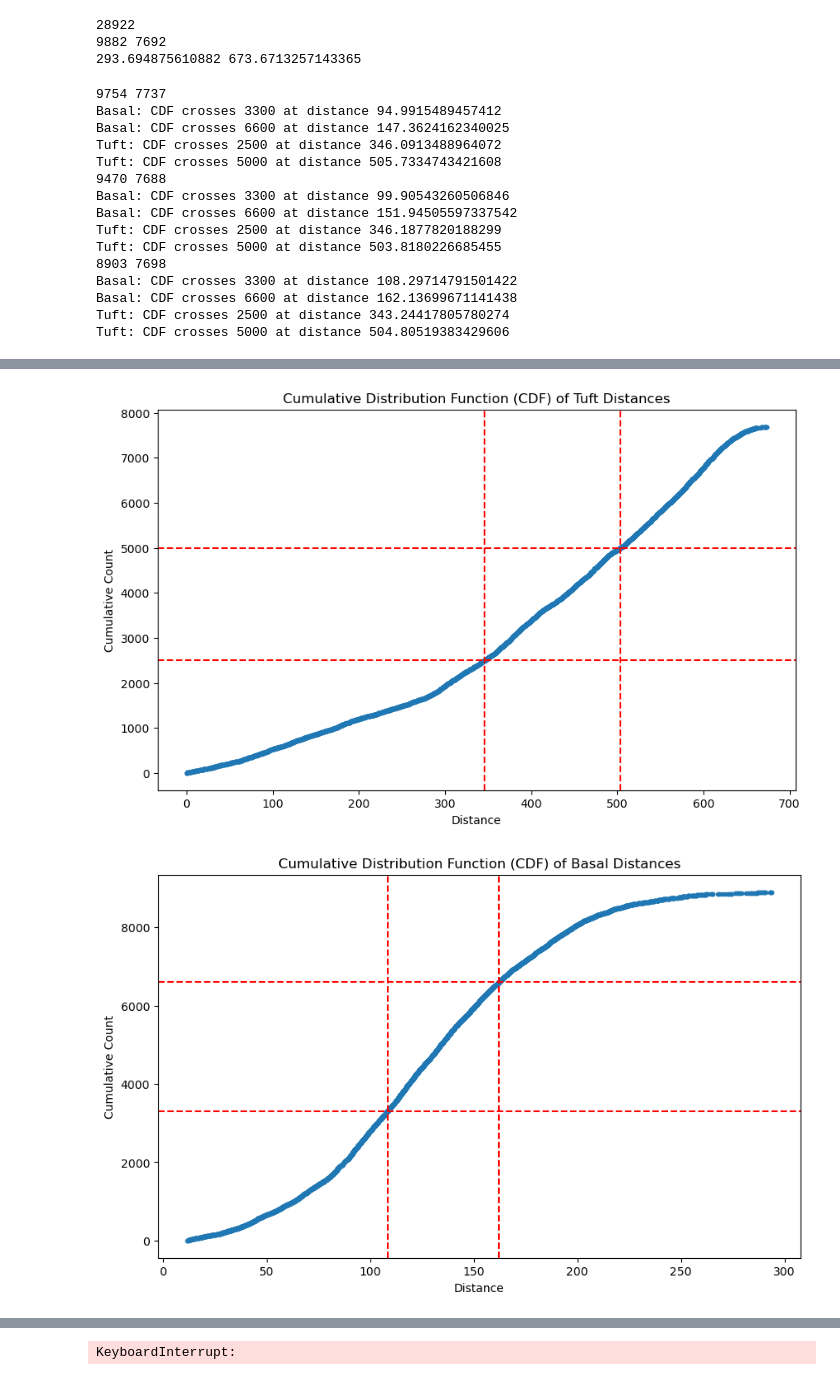
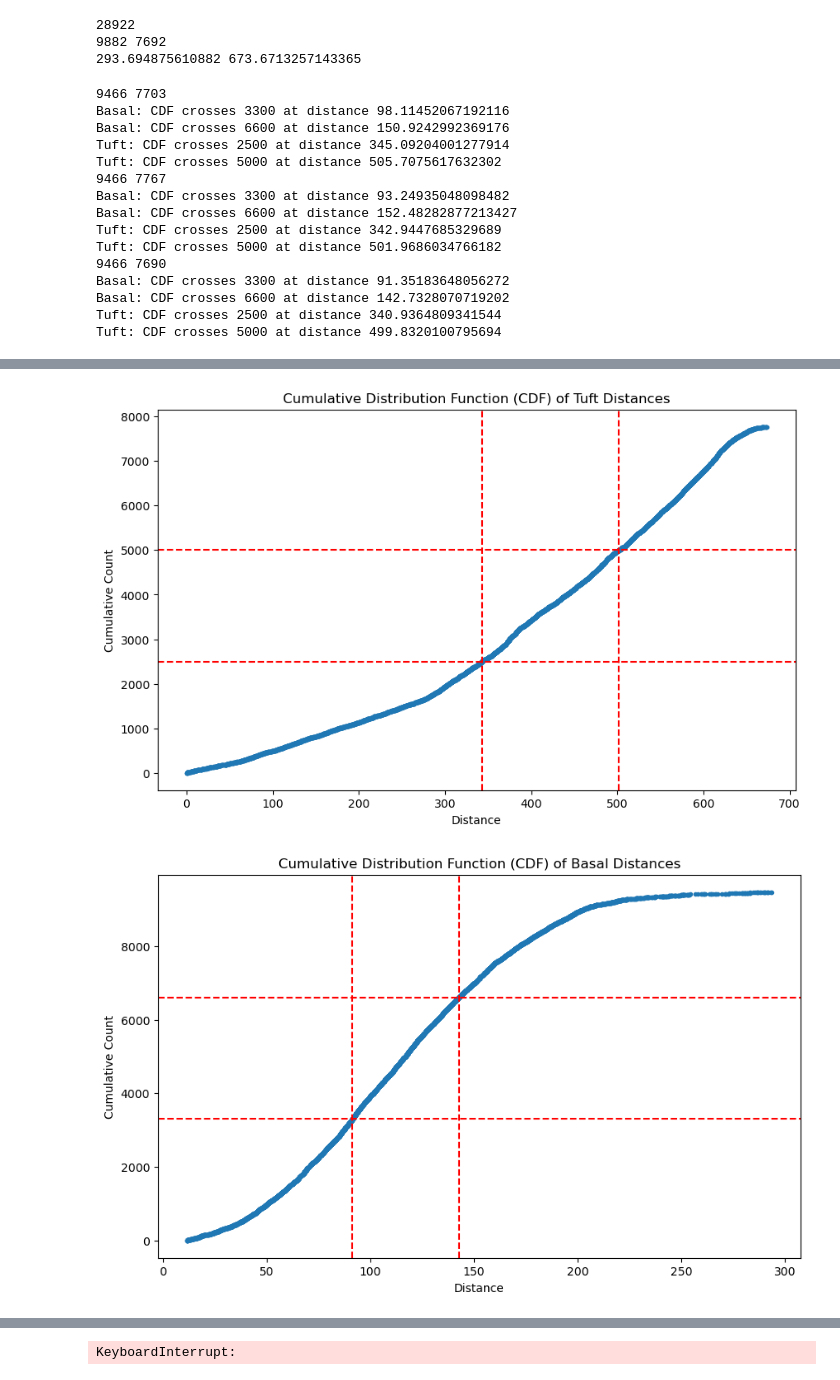
Before and after one commit to jingchengsimon/NeuronWithNetworkx, a Jupyter notebook: Polytree.ipynb, the cells around one changed output, grey strips where cells are left out. Drawn from its saved outputs; the diff is of its cells as text; code cells hidden in the pictures.

```diff
--- a/Polytree.ipynb
+++ b/Polytree.ipynb
@@ -263,22 +362,24 @@ def visualize_dist_cdf(folder_path):
 # visualize_dist_cdf('/G/results/simulation/20241105_1035/1')
 # visualize_dist_cdf('/G/results/simulation/20241105_1055/1')
 
-visualize_dist_cdf('/G/results/simulation/basal_range0_clus_invitro/38/1')
-visualize_dist_cdf('/G/results/simulation/basal_range0_clus_invitro/39/1')
-visualize_dist_cdf('/G/results/simulation/basal_range0_clus_invitro/40/1')
+visualize_dist_cdf('/G/results/simulation/basal_range0_clus_invitro_variedW_concentest_multi/32/1')
+visualize_dist_cdf('/G/results/simulation/basal_range1_clus_invitro_variedW_concentest_multi/32/1')
+visualize_dist_cdf('/G/results/simulation/basal_range2_clus_invitro_variedW_concentest_multi/32/14')
+# visualize_dist_cdf('/G/results/simulation/basal_range0_clus_invitro/39/1')
+# visualize_dist_cdf('/G/results/simulation/basal_range0_clus_invitro/40/1')
 # %% [output]
-9754 7737
-Basal: CDF crosses 3300 at distance 94.9915489457412
-Basal: CDF crosses 6600 at distance 147.3624162340025
-Tuft: CDF crosses 2500 at distance 346.0913488964072
-Tuft: CDF crosses 5000 at distance 505.7334743421608
-9470 7688
-Basal: CDF crosses 3300 at distance 99.90543260506846
-Basal: CDF crosses 6600 at distance 151.94505597337542
-Tuft: CDF crosses 2500 at distance 346.1877820188299
-Tuft: CDF crosses 5000 at distance 503.8180226685455
-8903 7698
-Basal: CDF crosses 3300 at distance 108.29714791501422
-Basal: CDF crosses 6600 at distance 162.13699671141438
-Tuft: CDF crosses 2500 at distance 343.24417805780274
-Tuft: CDF crosses 5000 at distance 504.80519383429606
+9466 7703
+Basal: CDF crosses 3300 at distance 98.11452067192116
+Basal: CDF crosses 6600 at distance 150.9242992369176
+Tuft: CDF crosses 2500 at distance 345.09204001277914
+Tuft: CDF crosses 5000 at distance 505.7075617632302
+9466 7767
+Basal: CDF crosses 3300 at distance 93.24935048098482
+Basal: CDF crosses 6600 at distance 152.48282877213427
+Tuft: CDF crosses 2500 at distance 342.9447685329689
+Tuft: CDF crosses 5000 at distance 501.9686034766182
+9466 7690
+Basal: CDF crosses 3300 at distance 91.35183648056272
+Basal: CDF crosses 6600 at distance 142.7328070719202
+Tuft: CDF crosses 2500 at distance 340.9364809341544
+Tuft: CDF crosses 5000 at distance 499.8320100795694
@@ -288,2 +389,2 @@ Tuft: CDF crosses 5000 at distance 504.80519383429606
 [figure]
-[figure, old version]
+[figure, new version]
```
Also changed, not shown: parts of 11 cells of this notebook, 10 other files.
